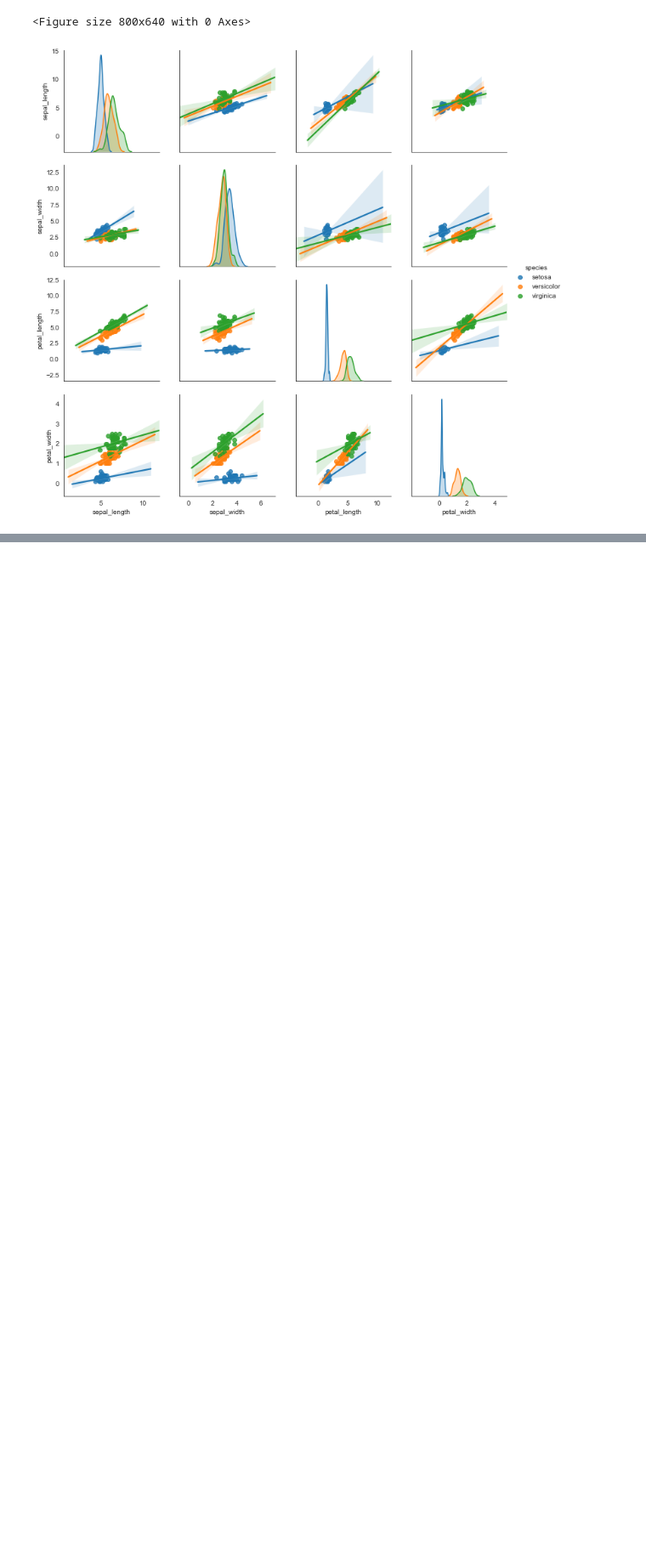
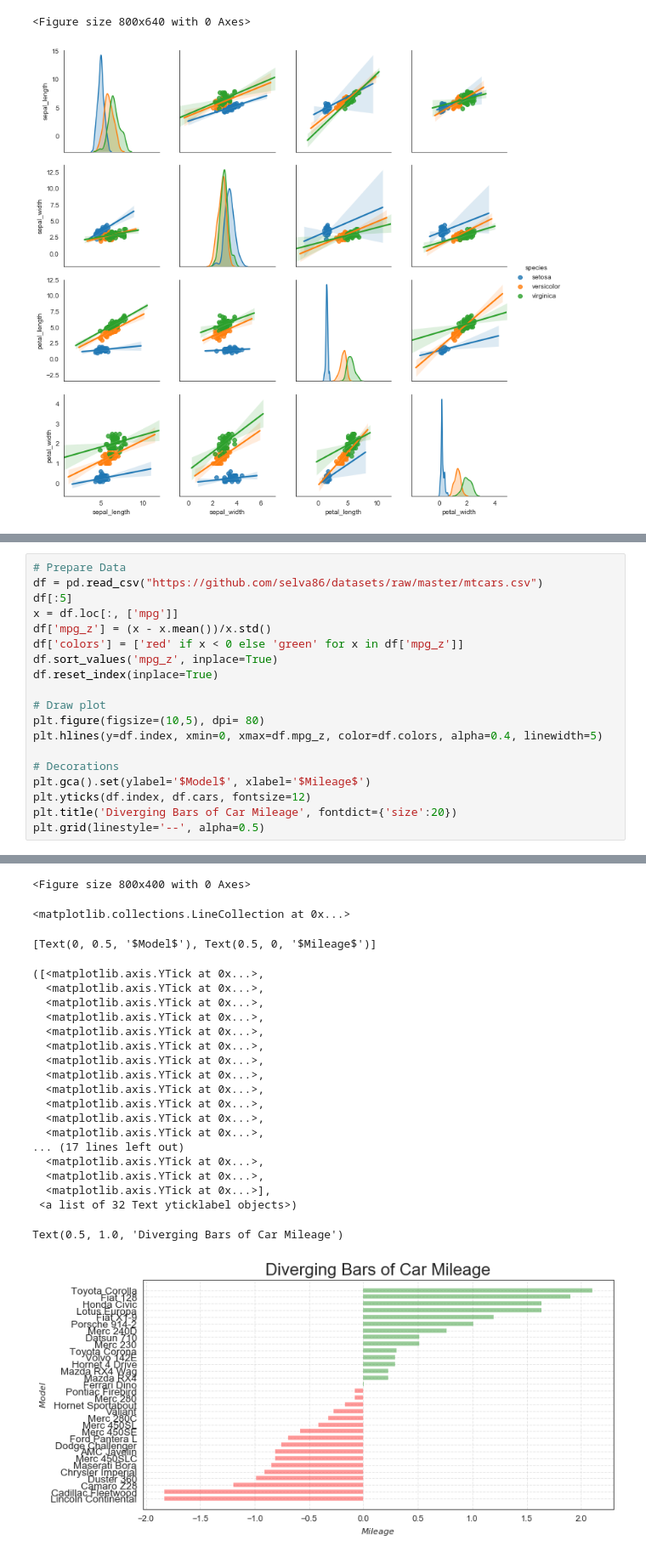
Before and after one commit to longfengpili/other_method, a Jupyter notebook: matplotlib.ipynb, the cells around one changed output, grey strips where cells are left out. Shown at 85% size. Cells and saved outputs as stored; diff of their text form; blank space fills up the shorter version.

Commit message:
[新增]matplotlib

```diff
--- a/matplotlib.ipynb
+++ b/matplotlib.ipynb
@@ -349,0 +354,20 @@ sns.pairplot(df, kind="reg", hue="species")
+# %%
+# Prepare Data
+df = pd.read_csv("https://github.com/selva86/datasets/raw/master/mtcars.csv")
+df[:5]
+x = df.loc[:, ['mpg']]
+df['mpg_z'] = (x - x.mean())/x.std()
+df['colors'] = ['red' if x < 0 else 'green' for x in df['mpg_z']]
+df.sort_values('mpg_z', inplace=True)
+df.reset_index(inplace=True)
+
+# Draw plot
+plt.figure(figsize=(10,5), dpi= 80)
+plt.hlines(y=df.index, xmin=0, xmax=df.mpg_z, color=df.colors, alpha=0.4, linewidth=5)
+
+# Decorations
+plt.gca().set(ylabel='$Model$', xlabel='$Mileage$')
+plt.yticks(df.index, df.cars, fontsize=12)
+plt.title('Diverging Bars of Car Mileage', fontdict={'size':20})
+plt.grid(linestyle='--', alpha=0.5)
+# %% [output]
@@ -349,0 +380,22 @@ sns.pairplot(df, kind="reg", hue="species")
+<Figure size 800x400 with 0 Axes>
+<matplotlib.collections.LineCollection at 0x...>
+[Text(0, 0.5, '$Model$'), Text(0.5, 0, '$Mileage$')]
+([<matplotlib.axis.YTick at 0x...>,
+  <matplotlib.axis.YTick at 0x...>,
+  <matplotlib.axis.YTick at 0x...>,
+  <matplotlib.axis.YTick at 0x...>,
+  <matplotlib.axis.YTick at 0x...>,
+  <matplotlib.axis.YTick at 0x...>,
+  <matplotlib.axis.YTick at 0x...>,
+  <matplotlib.axis.YTick at 0x...>,
+  <matplotlib.axis.YTick at 0x...>,
+  <matplotlib.axis.YTick at 0x...>,
+  <matplotlib.axis.YTick at 0x...>,
+  <matplotlib.axis.YTick at 0x...>,
+... (17 lines left out)
+  <matplotlib.axis.YTick at 0x...>,
+  <matplotlib.axis.YTick at 0x...>,
+  <matplotlib.axis.YTick at 0x...>],
+ <a list of 32 Text yticklabel objects>)
+Text(0.5, 1.0, 'Diverging Bars of Car Mileage')
+[figure, added]
```
Also changed, not shown: parts of 3 cells of this notebook.
